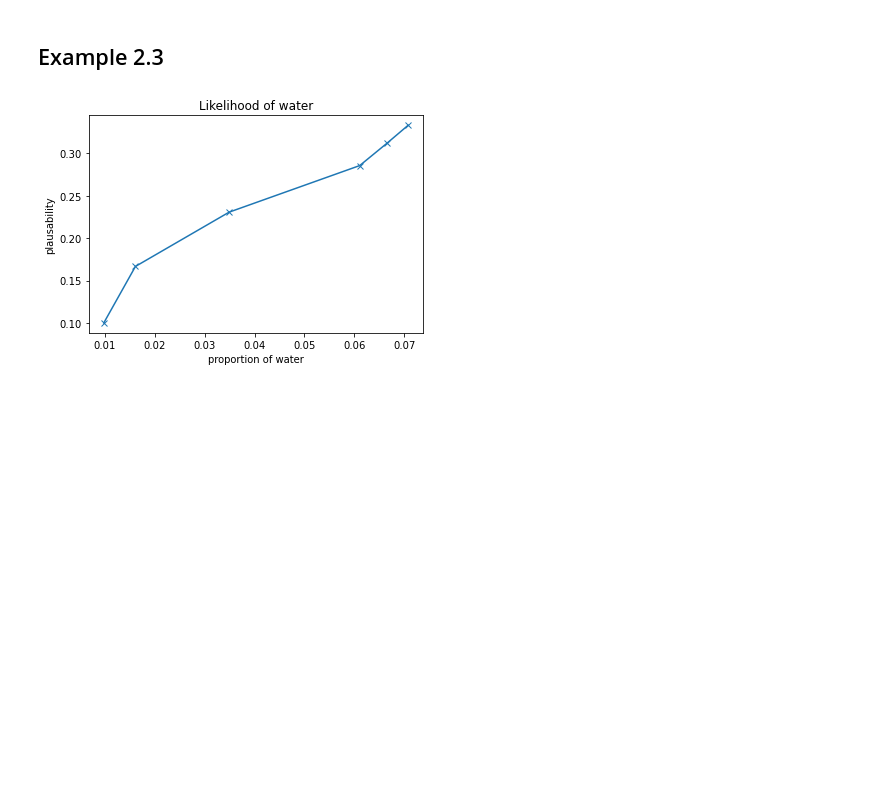
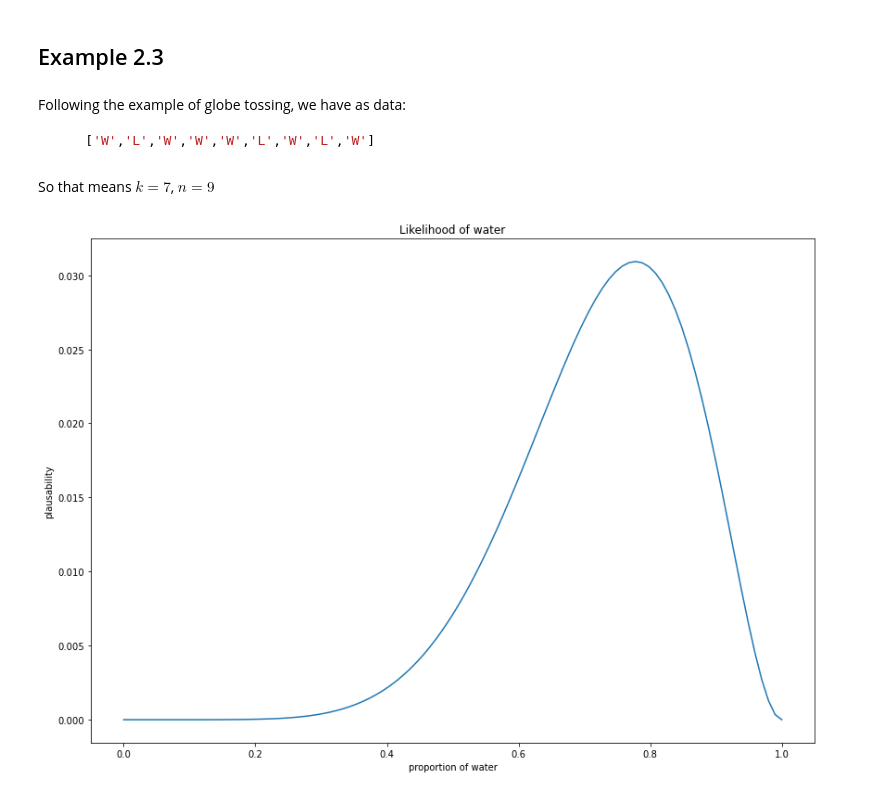
Before and after one commit to JoseJuan98/statistical-rethinking, a Jupyter notebook: Chapter2_Small_vs_Large_Worlds.ipynb, the cells around one changed output. Saved outputs shown, nothing was run; the diff lists cells and outputs as text; code cells hidden in the pictures; blank space fills up the shorter version.

Commit message:
ch2 grid approx

`````diff
--- a/Chapter2_Small_vs_Large_Worlds.ipynb
+++ b/Chapter2_Small_vs_Large_Worlds.ipynb
@@ -269,30 +296,41 @@ c
 # %% [markdown]
 ## Example 2.3
-# %%
-data = ['W','L','W','W','W','L','W','L','W']
-# TODO LATER: it can be check the likelihood of each
-
-k,n = 0, len(data)
-p = 0.5
-x, y= [], []
-for d in data:
-    n+=1
-    if d == 'W':
-        k+=1
-        y.append(stats.binom.pmf(k=k, n=n, p=p))
-        x.append(k/n)
-    #print(k,n)
+# %% [markdown]
+Following the example of globe tossing, we have as data:
+```python
+    ['W','L','W','W','W','L','W','L','W']
+````
+# %% [markdown]
+So that means $k=7$, $n=9$
+# %%
+def grid_approximation(k, n, points):
+    #k=#success, n=#samples, points=#of point to aprroximate
+    #Define grid
+    grid = np.linspace(0, 1, points)
+    #Define prior. For uniform=1, bc we assume all values are equally probable when N=0
+    prior = np.repeat(1, points)
+    #Compute likelihood at each value in the grid
+    likelihood = stats.binom.pmf(k, n, grid)
+    #Compute product of likelihood and prior
+    posterior = likelihood * prior
+    #Standarize the posterior, so it sums to 1
+    posterior_std = posterior / np.sum(posterior)
+
+    return grid, posterior_std
+# %%
+k, n = 7, 9
+grid, posterior = grid_approximation(k, n, 100)
 # %%
 #n, p = 10, 0.5
 #x = np.arange(stats.binom.ppf(0.01, n, p),
 #              stats.binom.ppf(1, n, p))
 
-fig, ax = plt.subplots(1, 1)
+fig, ax = plt.subplots(1, 1, figsize=(14,10))
 #ax.plot(x, stats.binom.pmf(x, n, p), label='binom pmf')
-ax.plot(y, x,'x-', label='binom pmf')
+ax.plot(grid, posterior,'-', label='binom pmf')
 plt.title('Likelihood of water')
 plt.xlabel('proportion of water')
 plt.ylabel('plausability');
 #ax.vlines(x, 0, stats.binom.pmf(x, n, p), colors='b', lw=5, alpha=0.5);
 # %% [output]
-[figure, old version]
+[figure, new version]
`````
Also changed, not shown: parts of 8 cells of this notebook.
